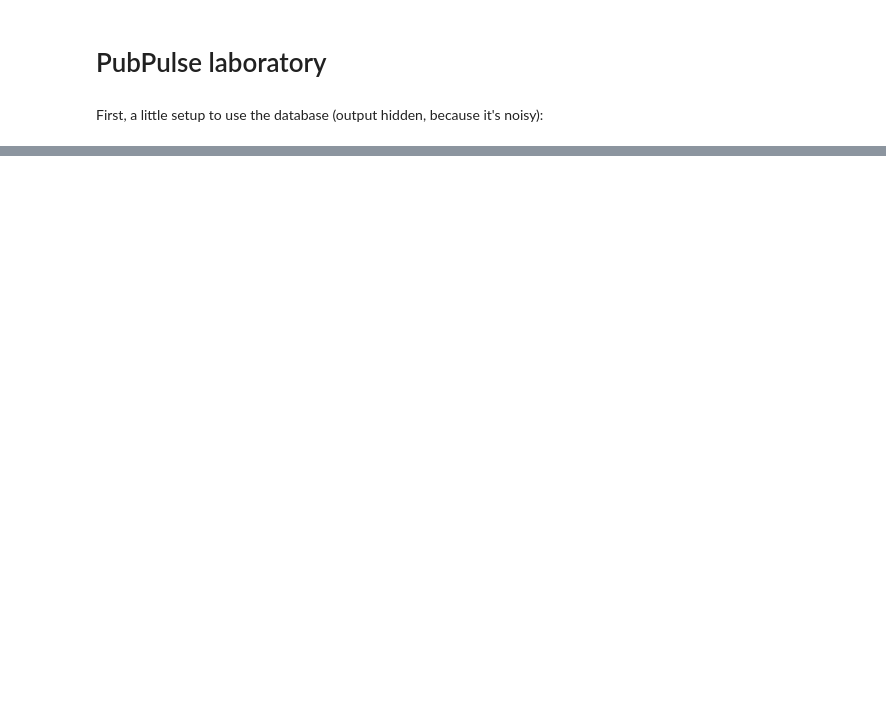
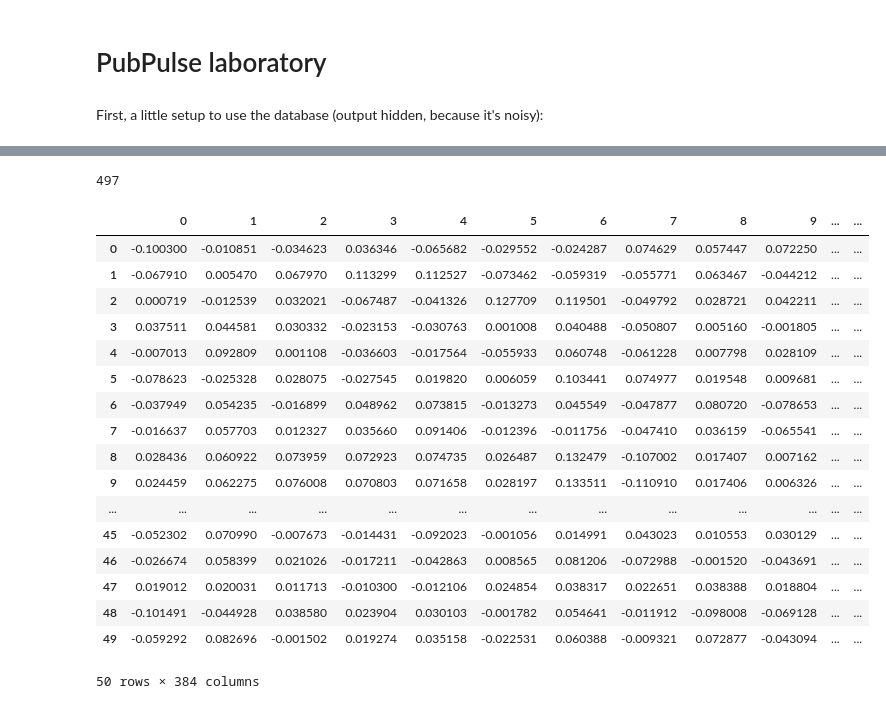
Before and after one commit to lmorchard/pubpulse, a Jupyter notebook: notebook/index.ipynb, the cells around one changed output, grey strips where cells are left out. Drawn from its saved outputs; the diff is of its cells as text; code cells hidden in the pictures; blank space fills up the shorter version.

```diff
--- a/notebook/index.ipynb
+++ b/notebook/index.ipynb
@@ -30,0 +90,63 @@ LIMIT 5;
+# %%
+from sqlalchemy.sql import text
+with engine.connect() as conn:
+    stmt = text("""
+        SELECT
+            ingested_at,
+            url,
+            status->>'created_at' as created_at,
+            status->'account'->>'acct' as acct,
+            status->>'content' as content
+        FROM statuses
+        ORDER BY ingested_at DESC
+        LIMIT 500;
+    """)
+    result = conn.execute(stmt)
+
+from collections import namedtuple
+
+Record = namedtuple('Record', result.keys())
+records = [Record(*r) for r in result.fetchall()]
+
+texts = [r.content for r in records if r.content]
+
+len(texts)
+# %% [output]
+497
+# %%
+model_id = "sentence-transformers/all-MiniLM-L6-v2"
+hf_token = os.environ["HF_TOKEN"]
+
+import requests
+
+api_url = f"https://api-inference.huggingface.co/pipeline/feature-extraction/{model_id}"
+headers = {"Authorization": f"Bearer {hf_token}"}
+
+def query(texts):
+    response = requests.post(api_url, headers=headers, json={"inputs": texts, "options":{"wait_for_model":True}})
+    return response.json()
+
+output = query(texts)
+
+import pandas as pd
+embeddings = pd.DataFrame(output)
+embeddings
+# %% [output]
+|  | 0 | 1 | 2 | 3 | 4 | 5 | 6 | 7 | 8 | 9 | ... | ... |
+| 0 | -0.100300 | -0.010851 | -0.034623 | 0.036346 | -0.065682 | -0.029552 | -0.024287 | 0.074629 | 0.057447 | 0.072250 | ... | ... |
+| 1 | -0.067910 | 0.005470 | 0.067970 | 0.113299 | 0.112527 | -0.073462 | -0.059319 | -0.055771 | 0.063467 | -0.044212 | ... | ... |
+| 2 | 0.000719 | -0.012539 | 0.032021 | -0.067487 | -0.041326 | 0.127709 | 0.119501 | -0.049792 | 0.028721 | 0.042211 | ... | ... |
+| 3 | 0.037511 | 0.044581 | 0.030332 | -0.023153 | -0.030763 | 0.001008 | 0.040488 | -0.050807 | 0.005160 | -0.001805 | ... | ... |
+| 4 | -0.007013 | 0.092809 | 0.001108 | -0.036603 | -0.017564 | -0.055933 | 0.060748 | -0.061228 | 0.007798 | 0.028109 | ... | ... |
+| 5 | -0.078623 | -0.025328 | 0.028075 | -0.027545 | 0.019820 | 0.006059 | 0.103441 | 0.074977 | 0.019548 | 0.009681 | ... | ... |
+| 6 | -0.037949 | 0.054235 | -0.016899 | 0.048962 | 0.073815 | -0.013273 | 0.045549 | -0.047877 | 0.080720 | -0.078653 | ... | ... |
+| 7 | -0.016637 | 0.057703 | 0.012327 | 0.035660 | 0.091406 | -0.012396 | -0.011756 | -0.047410 | 0.036159 | -0.065541 | ... | ... |
+| 8 | 0.028436 | 0.060922 | 0.073959 | 0.072923 | 0.074735 | 0.026487 | 0.132479 | -0.107002 | 0.017407 | 0.007162 | ... | ... |
+| 9 | 0.024459 | 0.062275 | 0.076008 | 0.070803 | 0.071658 | 0.028197 | 0.133511 | -0.110910 | 0.017406 | 0.006326 | ... | ... |
+| ... | ... | ... | ... | ... | ... | ... | ... | ... | ... | ... | ... | ... |
+| 45 | -0.052302 | 0.070990 | -0.007673 | -0.014431 | -0.092023 | -0.001056 | 0.014991 | 0.043023 | 0.010553 | 0.030129 | ... | ... |
+| 46 | -0.026674 | 0.058399 | 0.021026 | -0.017211 | -0.042863 | 0.008565 | 0.081206 | -0.072988 | -0.001520 | -0.043691 | ... | ... |
+| 47 | 0.019012 | 0.020031 | 0.011713 | -0.010300 | -0.012106 | 0.024854 | 0.038317 | 0.022651 | 0.038388 | 0.018804 | ... | ... |
+| 48 | -0.101491 | -0.044928 | 0.038580 | 0.023904 | 0.030103 | -0.001782 | 0.054641 | -0.011912 | -0.098008 | -0.069128 | ... | ... |
+| 49 | -0.059292 | 0.082696 | -0.001502 | 0.019274 | 0.035158 | -0.022531 | 0.060388 | -0.009321 | 0.072877 | -0.043094 | ... | ... |
+50 rows × 384 columns
```
Also changed, not shown: parts of 7 cells of this notebook, 5 other files.
